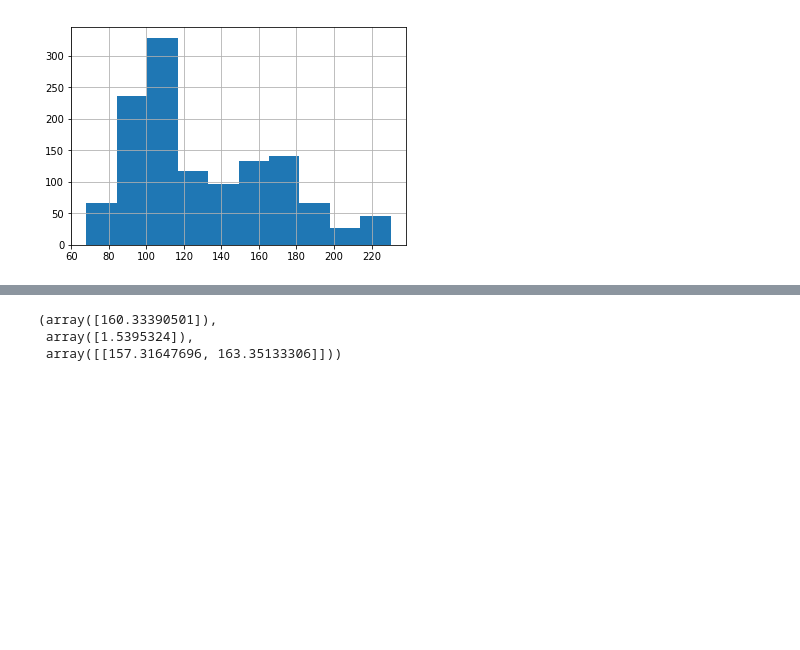
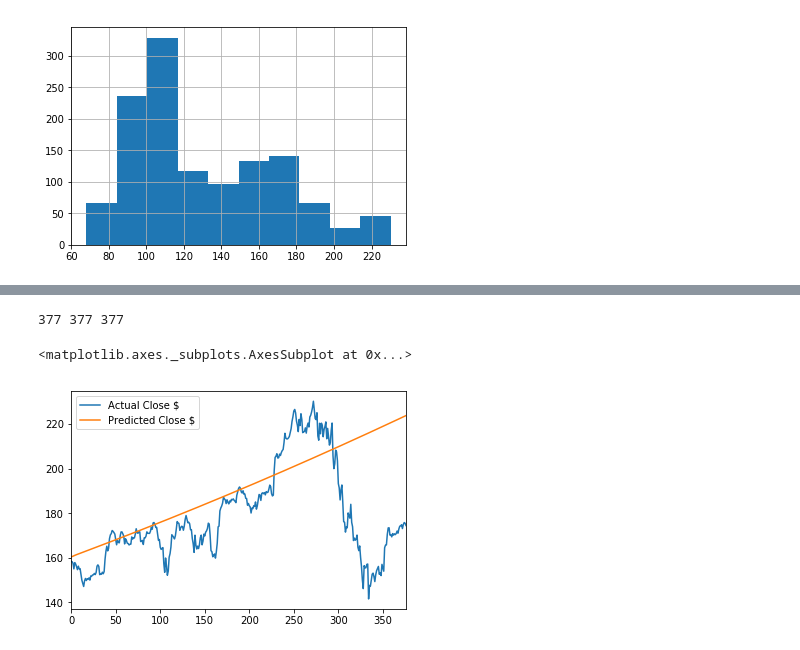
Before and after one commit to Isaaclin007/AutoAlpha, a Jupyter notebook: DataMod.ipynb, the cells around one changed output, grey strips where cells are left out. Drawn from its saved outputs; the diff is of its cells as text; code cells hidden in the pictures; blank space fills up the shorter version.

Commit message:
functionalized predictions and plotted differences

```diff
--- a/DataMod.ipynb
+++ b/DataMod.ipynb
@@ -80,8 +79,38 @@ model = ARIMA(training_df['close'],order=(3,1,0)) #Arbitrarily chosen for right
-# %%
-model_fit = model.fit()
-prediction = model_fit.forecast()
-prediction
-# %% [output]
-(array([160.33390501]),
- array([1.5395324]),
- array([[157.31647696, 163.35133306]]))
+# %%
+def fit_random_walk(training_series,p=7,d=2,q=1):
+    model = ARIMA(training_series,order=(p,d,q))
+    model_fit = model.fit()
+    return model_fit
+
+def forecast(ARIMA_model_fit,steps_out):
+    model_fit = ARIMA_model_fit
+    prediction = model_fit.forecast(steps=steps_out)
+    return prediction[0]
+# %%
+model_fit = fit_random_walk(training_df['close'])
+list_of_actuals = []
+list_of_dates = []
+
+for i in range(len(testing_df['close'])):
+    actual_close = testing_df['close'].iloc[i]
+    date = testing_df['date'].iloc[i]
+
+    if i == 0:
+        predicted_close = forecast(model_fit,1)
+    else:
+        predicted_close = forecast(model_fit,i)
+        list_of_actuals.append(actual_close)
+        list_of_dates.append(date)
+# %%
+import numpy as np
+arr_actuals = np.asarray(list_of_actuals)
+arr_dates = np.asarray(list_of_dates)
+print(len(arr_actuals),len(predicted_close),len(arr_dates))
+# %% [output]
+377 377 377
+# %%
+predicted_df = pd.DataFrame(data={'Actual Close $':arr_actuals,'Predicted Close $':predicted_close,'date':arr_dates})
+predicted_df.plot()
+# %% [output]
+<matplotlib.axes._subplots.AxesSubplot at 0x...>
+[figure, added]
```
Also changed, not shown: parts of 1 cell of this notebook.
